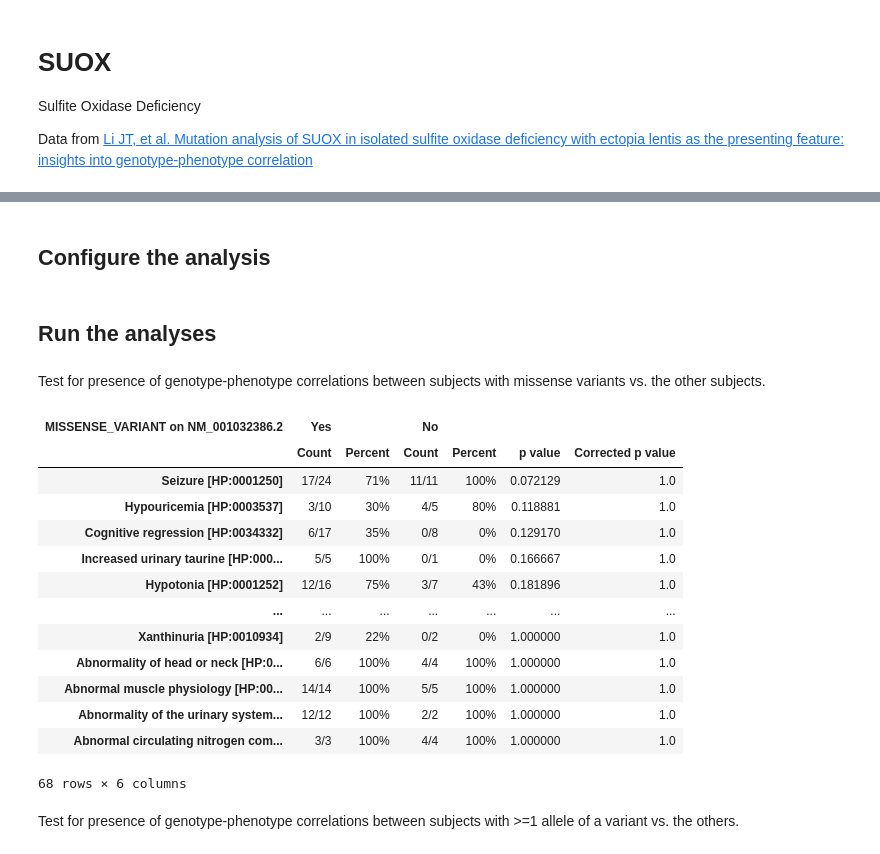
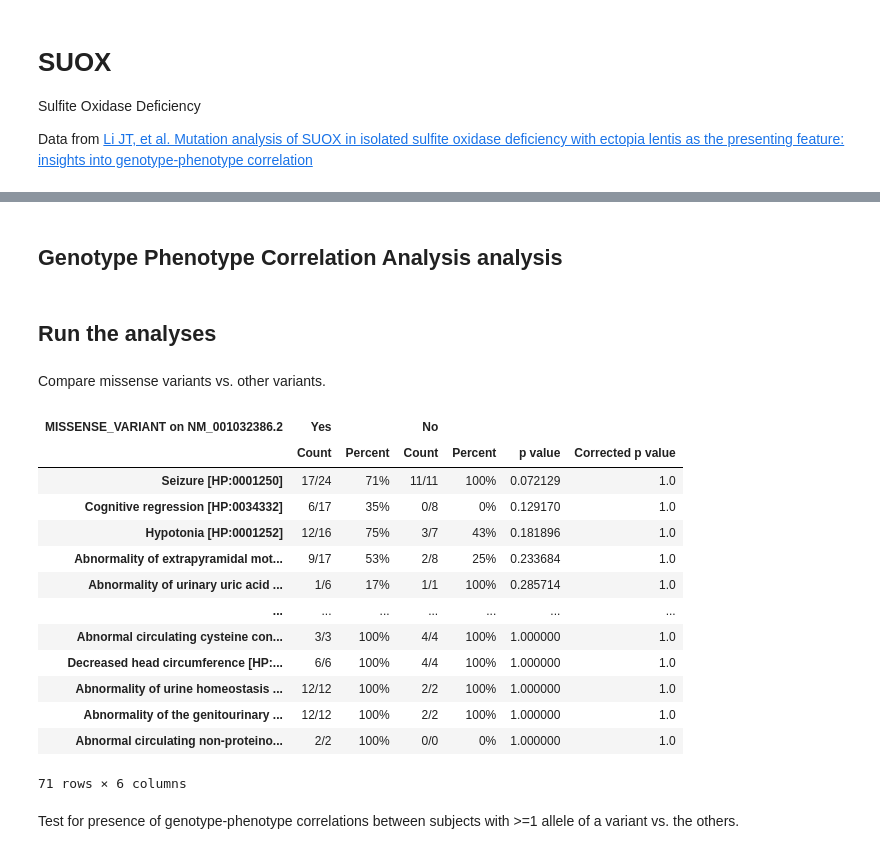
Before and after one commit to monarch-initiative/gpsea, a Jupyter notebook: notebooks/SUOX/SUOX.ipynb, the cells around one changed output, grey strips where cells are left out. Drawn from its saved outputs; the diff is of its cells as text; code cells hidden in the pictures.

Commit message:
Updating SUOX, fixing bugs

```diff
--- a/notebooks/SUOX/SUOX.ipynb
+++ b/notebooks/SUOX/SUOX.ipynb
@@ -7,6 +7,17 @@ Sulfite Oxidase Deficiency
 Data from [Li JT, et al. Mutation analysis of SUOX in isolated sulfite oxidase deficiency with ectopia lentis as the presenting feature: insights into genotype-phenotype correlation](https://pubmed.ncbi.nlm.nih.gov/36303223/)
 # %%
 import genophenocorr
-
+from genophenocorr.preprocessing import configure_caching_cohort_creator, load_phenopacket_folder
+from genophenocorr.preprocessing import UniprotProteinMetadataService, VVTranscriptCoordinateService
+from genophenocorr.analysis import configure_cohort_analysis
+from genophenocorr.model import VariantEffect
+from genophenocorr.model.genome import GRCh38
+from genophenocorr.analysis.predicate import PatientCategories
+from genophenocorr.view import CohortViewable, ProteinVisualizable, ProteinVisualizer
+from IPython.display import HTML, display
+import hpotk
+store = hpotk.configure_ontology_store()
+hpo = store.load_minimal_hpo()
+print(f'Loaded HPO v{hpo.version}')
 print(f"Using genophenocorr version {genophenocorr.__version__}")
 # %% [output]
@@ -20,6 +25,0 @@ We use HPO `v2023-10-09` release for this analysis.
-# %%
-import hpotk
-
-store = hpotk.configure_ontology_store()
-hpo = store.load_minimal_hpo(release='v2023-10-09')
-print(f'Loaded HPO v{hpo.version}')
@@ -28,2 +28,6 @@ Loaded HPO v2023-10-09
+# %%
+fpath_phenopackets = 'phenopackets'
+SUOX_transcript_id = 'NM_001032386.2'
+SUOX_protein_id = "NP_001027558.1"
 # %% [markdown]
 ### Load Phenopackets
@@ -73,34 +90,35 @@ display(HTML(viewer.process(cohort=cohort)))
 # %% [markdown]
-## Configure the analysis
+## Genotype Phenotype Correlation Analysis analysis
 # %%
-from genophenocorr.analysis import configure_cohort_analysis
 
-analysis = configure_cohort_analysis(cohort, hpo)
+analysis_config = CohortAnalysisConfiguration()
+analysis_config.missing_implies_excluded = True
+analysis_config.pval_correction = 'fdr_bh'
+analysis_config.min_perc_patients_w_hpo = 0.1
+analysis_config.heuristic_strategy()
+analysis = configure_cohort_analysis(cohort, hpo, config=analysis_config)
 # %% [markdown]
 ## Run the analyses
 # %% [markdown]
-Test for presence of genotype-phenotype correlations between subjects with missense variants vs. the other subjects.
+Compare missense variants vs. other variants.
 # %%
-from genophenocorr.model import VariantEffect
-from genophenocorr.analysis.predicate import PatientCategories
-
-missense = analysis.compare_by_variant_effect(VariantEffect.MISSENSE_VARIANT, tx_id)
+missense = analysis.compare_by_variant_effect(VariantEffect.MISSENSE_VARIANT, SUOX_transcript_id)
 missense.summarize(hpo, PatientCategories.YES)
 # %% [output]
 | MISSENSE_VARIANT on NM_001032386.2 | Yes |  | No |  |  |  |
 |  | Count | Percent | Count | Percent | p value | Corrected p value |
 | Seizure [HP:0001250] | 17/24 | 71% | 11/11 | 100% | 0.072129 | 1.0 |
-| Hypouricemia [HP:0003537] | 3/10 | 30% | 4/5 | 80% | 0.118881 | 1.0 |
 | Cognitive regression [HP:0034332] | 6/17 | 35% | 0/8 | 0% | 0.129170 | 1.0 |
-| Increased urinary taurine [HP:000... | 5/5 | 100% | 0/1 | 0% | 0.166667 | 1.0 |
 | Hypotonia [HP:0001252] | 12/16 | 75% | 3/7 | 43% | 0.181896 | 1.0 |
+| Abnormality of extrapyramidal mot... | 9/17 | 53% | 2/8 | 25% | 0.233684 | 1.0 |
+| Abnormality of urinary uric acid ... | 1/6 | 17% | 1/1 | 100% | 0.285714 | 1.0 |
 | ... | ... | ... | ... | ... | ... | ... |
-| Xanthinuria [HP:0010934] | 2/9 | 22% | 0/2 | 0% | 1.000000 | 1.0 |
-| Abnormality of head or neck [HP:0... | 6/6 | 100% | 4/4 | 100% | 1.000000 | 1.0 |
-| Abnormal muscle physiology [HP:00... | 14/14 | 100% | 5/5 | 100% | 1.000000 | 1.0 |
-| Abnormality of the urinary system... | 12/12 | 100% | 2/2 | 100% | 1.000000 | 1.0 |
-| Abnormal circulating nitrogen com... | 3/3 | 100% | 4/4 | 100% | 1.000000 | 1.0 |
+| Abnormal circulating cysteine con... | 3/3 | 100% | 4/4 | 100% | 1.000000 | 1.0 |
+| Decreased head circumference [HP:... | 6/6 | 100% | 4/4 | 100% | 1.000000 | 1.0 |
+| Abnormality of urine homeostasis ... | 12/12 | 100% | 2/2 | 100% | 1.000000 | 1.0 |
+| Abnormality of the genitourinary ... | 12/12 | 100% | 2/2 | 100% | 1.000000 | 1.0 |
+| Abnormal circulating non-proteino... | 2/2 | 100% | 0/0 | 0% | 1.000000 | 1.0 |
-68 rows × 6 columns
+71 rows × 6 columns
 # %% [markdown]
 Test for presence of genotype-phenotype correlations between subjects with >=1 allele of a variant vs. the others.
 # %%
```
Also changed, not shown: parts of 14 cells of this notebook, 37 other files.
